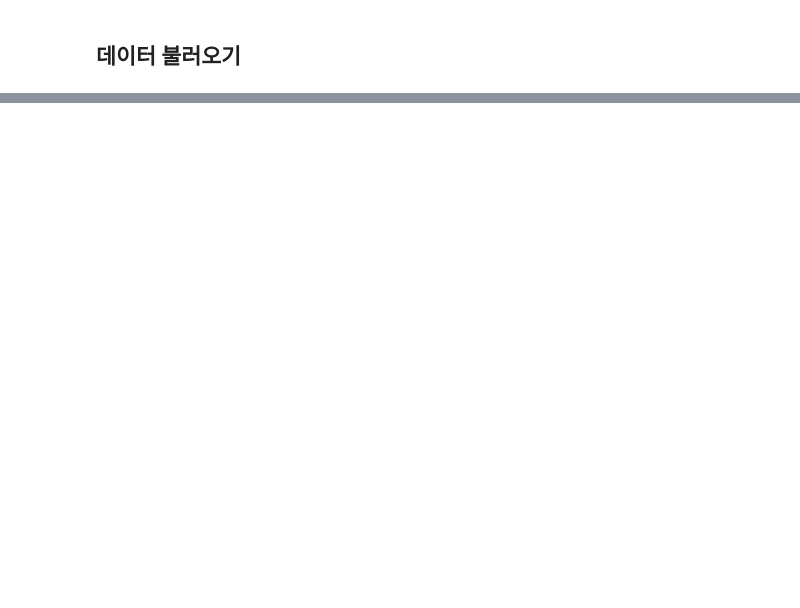
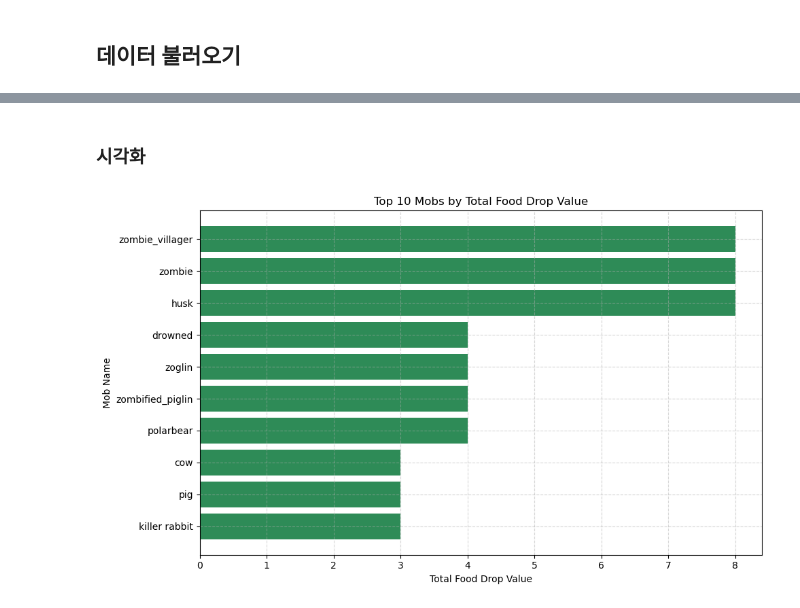
Before and after one commit to hongsh2003/Start_spark, a Jupyter notebook: 분석보고서/마인크래프트_분석보고서.ipynb, the cells around one changed output, grey strips where cells are left out. Cells and saved outputs as stored; diff of their text form; code cells hidden in the pictures; blank space fills up the shorter version.

```diff
--- a/분석보고서/마인크래프트_분석보고서.ipynb
+++ b/분석보고서/마인크래프트_분석보고서.ipynb
@@ -27,0 +16,4 @@ MobTA = spark.read.csv('../learning_spark_data/minecraft/MobToolsAndArmorDrops.c
+# %%
+# 필요없는 데이터 컬럼 drop
+mobs = mobs.drop("behaviorTypes", "spawnBehavior", "debutDate", "minecraftVersion", "reproductiveRequirement")
+food = food.drop("debutDate", "minecraftVersion")
@@ -97,0 +52,13 @@ spark.stop()
+# %%
+# mobID → 몹 ID, foodID → 음식 ID로 연결
+
+# mob_food + food 조인 (foodID 기준)
+mob_food_value = mob_food.join(food, mob_food["foodID"] == food["ID"], how="left") \
+                         .select(mob_food["mobID"], food["hunger"])
+
+# 몹별 총 음식 드롭 가치 합산
+mob_drop_value = mob_food_value.groupBy("mobID").agg(
+    spark_sum("hunger").alias("totalDropValue")
+)
+
+mob_drop_value.show(10)
@@ -97,0 +98,2 @@ spark.stop()
+# %% [markdown]
+### 시각화
@@ -97,0 +103,28 @@ spark.stop()
+# %%
+# mobs에서 ID, name만 추출
+mob_names = mobs.select("ID", "name")
+
+# ID 기준으로 join
+mob_drop_named = mob_drop_value.join(mob_names, mob_drop_value["mobID"] == mob_names["ID"], how="left") \
+                                .select("name", "totalDropValue")
+
+# Pandas로 변환
+mob_drop_pd = mob_drop_named.toPandas()
+# %%
+import matplotlib.pyplot as plt
+
+# 값이 큰 순서로 정렬 (TOP 10)
+top_mobs = mob_drop_pd.sort_values("totalDropValue", ascending=False).head(10)
+
+# 바 차트 그리기
+plt.figure(figsize=(10, 6))
+plt.barh(top_mobs["name"], top_mobs["totalDropValue"], color='seagreen')
+plt.xlabel("Total Food Drop Value")
+plt.ylabel("Mob Name")
+plt.title("Top 10 Mobs by Total Food Drop Value")
+plt.gca().invert_yaxis()  # 값 큰 것 위로
+plt.grid(True, linestyle='--', alpha=0.5)
+plt.tight_layout()
+plt.show()
+# %% [output]
+[figure, added]
```
Also changed, not shown: parts of 23 cells of this notebook, 1 other file.
